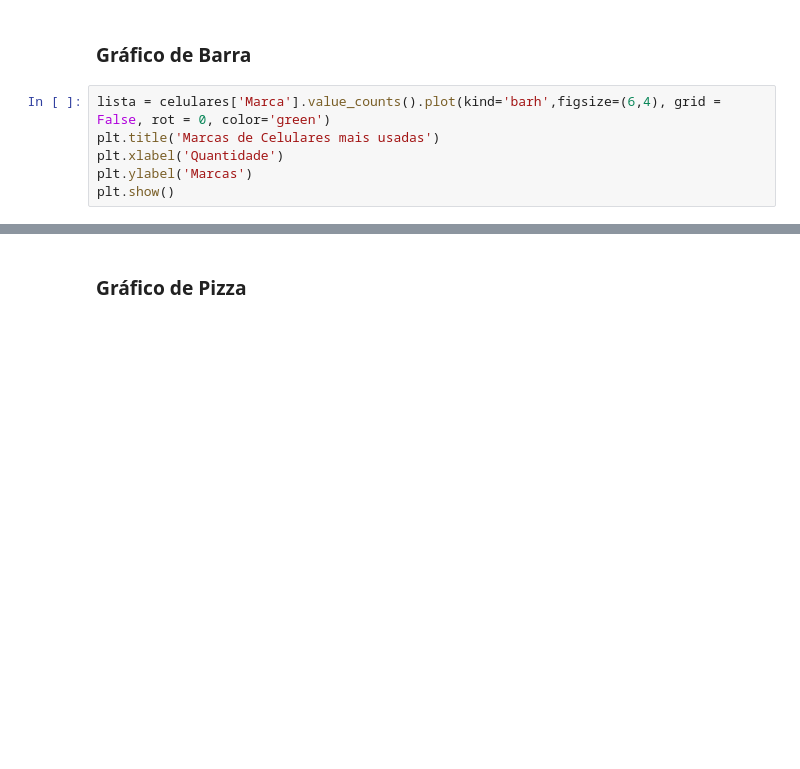
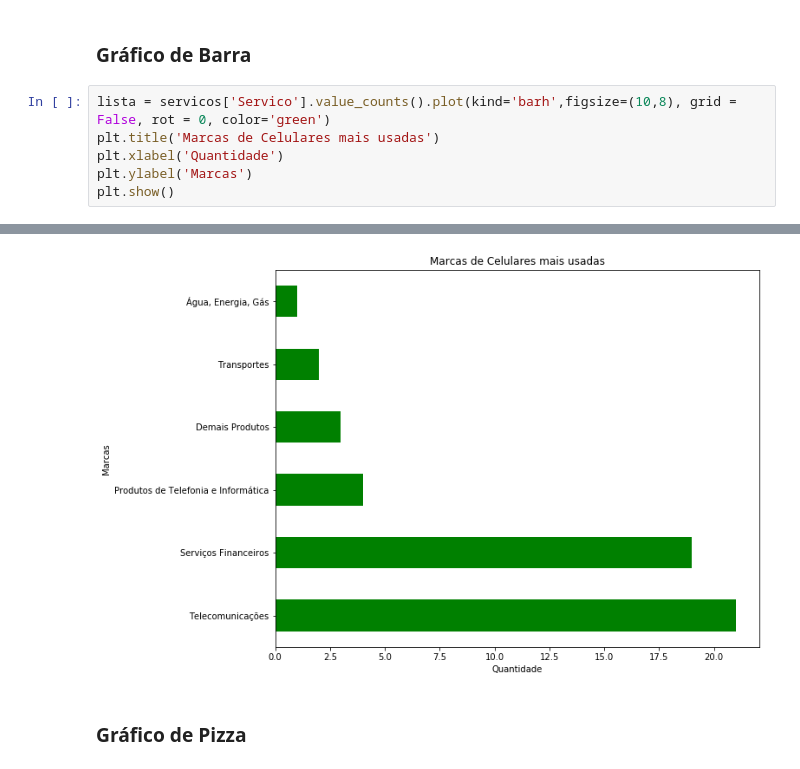
Before and after one commit to marcostark/estatistica-exploratoria, a Jupyter notebook: statistics.ipynb, the cells around one changed output, grey strips where cells are left out. Cells and saved outputs as stored; diff of their text form; blank space fills up the shorter version.

```diff
--- a/statistics.ipynb
+++ b/statistics.ipynb
@@ -151,7 +148,7 @@ plt.show()
 # %% [markdown]
 ### Gráfico de Barra
 # %%
-lista = celulares['Marca'].value_counts().plot(kind='barh',figsize=(6,4), grid = False, rot = 0, color='green')
+lista = servicos['Servico'].value_counts().plot(kind='barh',figsize=(10,8), grid = False, rot = 0, color='green')
 plt.title('Marcas de Celulares mais usadas')
 plt.xlabel('Quantidade')
 plt.ylabel('Marcas')
@@ -162,3 +157,4 @@ plt.show()
+[figure, added]
 # %% [markdown]
 ### Gráfico de Pizza
 # %%
```
Also changed, not shown: parts of 11 cells of this notebook, 3 other files.
